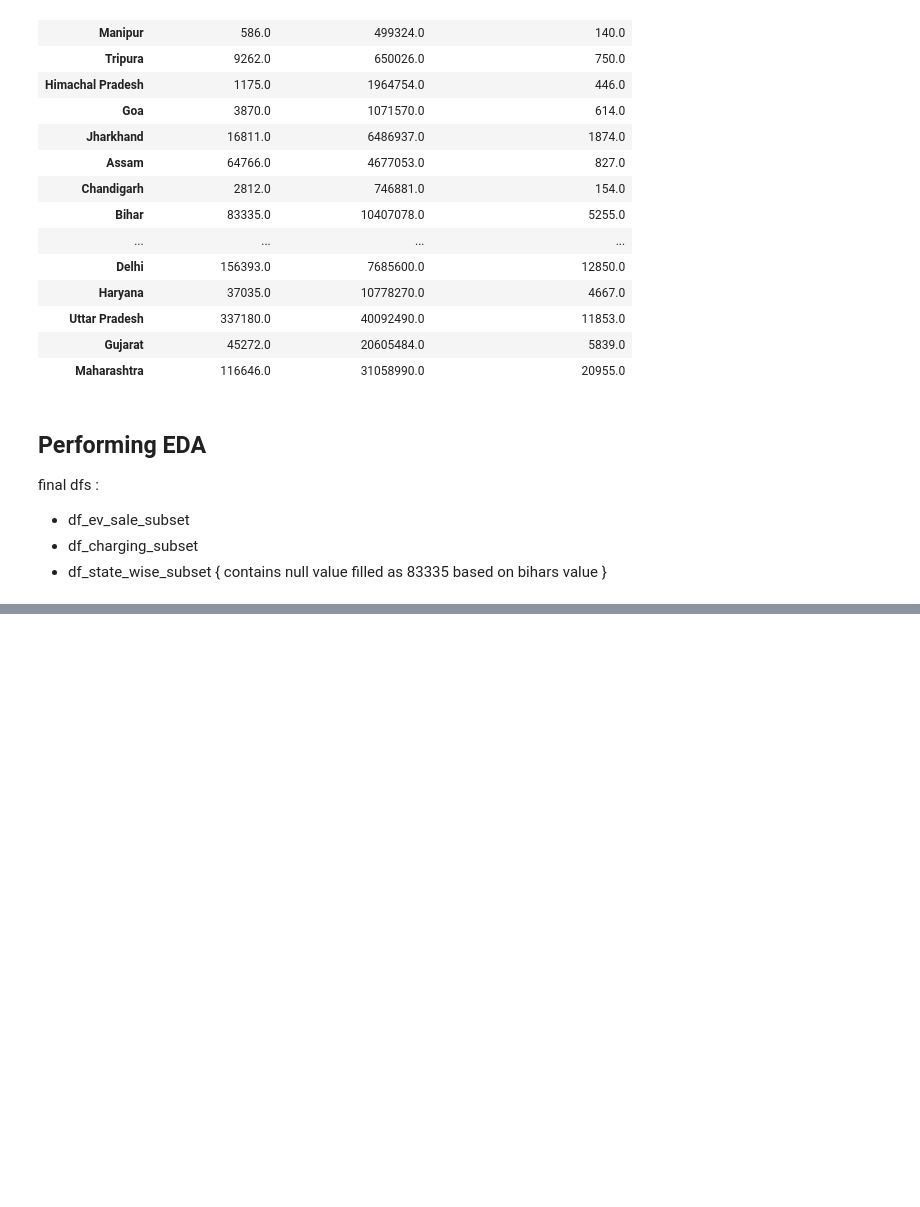
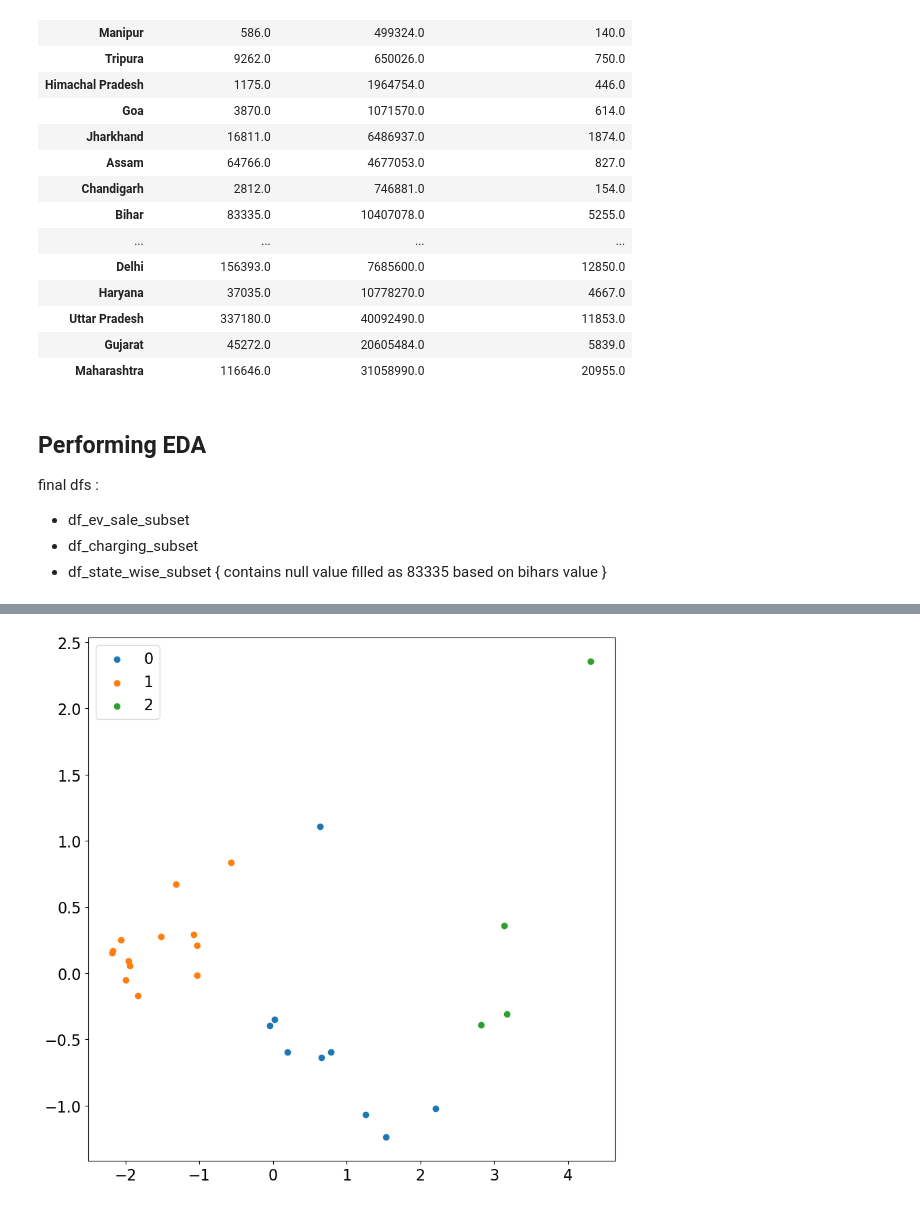
Before and after one commit to Nisarg221B/Electric_Vehicle_Market_Segmentation, a Jupyter notebook: Data Exploration and Segmentation /Nisarg_DataExploratioin_Segmentation.ipynb, the cells around one changed output, grey strips where cells are left out. Cells and saved outputs as stored; diff of their text form; code cells hidden in the pictures; blank space fills up the shorter version.

```diff
--- a/Data Exploration and Segmentation /Nisarg_DataExploratioin_Segmentation.ipynb
+++ b/Data Exploration and Segmentation /Nisarg_DataExploratioin_Segmentation.ipynb
@@ -361,2 +354,0 @@ principal_df_ev_sale_subset = pd.DataFrame(data = principalComponents, columns =
-# %%
-principal_df_ev_sale_subset.set_index(df_ev_sale_subset.index)
@@ -384,0 +407,2 @@ AttributeError: 'DataFrame' object has no attribute 'explained_variance_ratio_'
+# %%
+data = do_pca_and_plot(df_state_wise_subset)
@@ -384,0 +439,10 @@ AttributeError: 'DataFrame' object has no attribute 'explained_variance_ratio_'
+# %%
+plt.figure(figsize=(10,10))
+uniq = np.unique(label)
+for i in uniq:
+  plt.scatter(data[label == i , 0] , data[label == i , 1] , label = i)
+
+plt.legend()
+plt.show()
+# %% [output]
+[figure, added]
```
Also changed, not shown: parts of 15 cells of this notebook, 1 other file.
